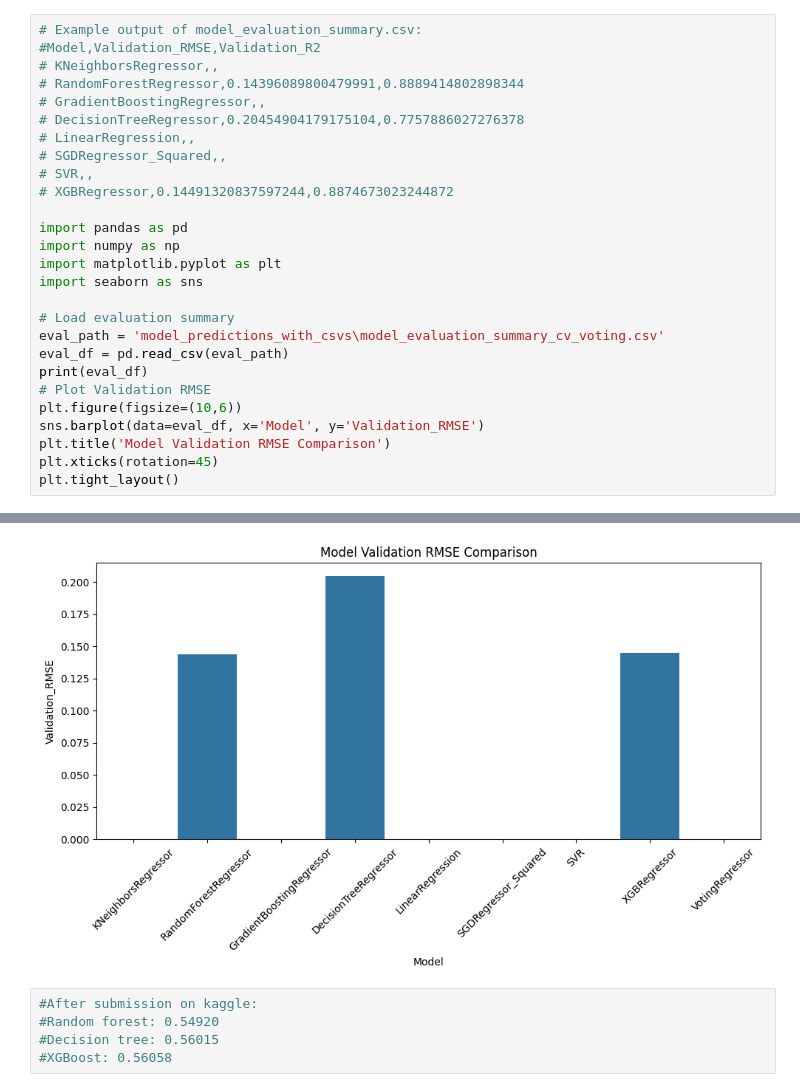
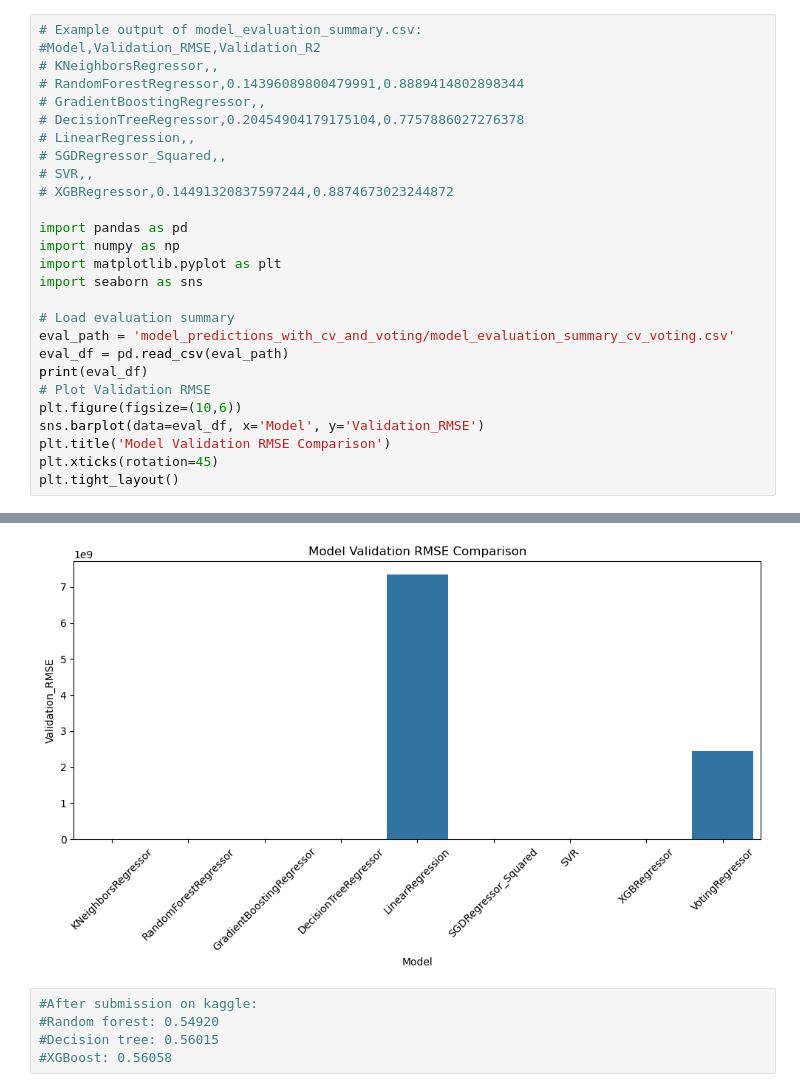
Before and after one commit to TidalWavetop1/Team9_ML_edu, a Jupyter notebook: House Price/src/model/final_train_model.ipynb, the cells around one changed output, grey strips where cells are left out. Drawn from its saved outputs; the diff is of its cells as text.

Commit message:
xong evaluation

```diff
--- a/House Price/src/model/final_train_model.ipynb
+++ b/House Price/src/model/final_train_model.ipynb
@@ -348,7 +345,7 @@ import matplotlib.pyplot as plt
 import seaborn as sns
 
 # Load evaluation summary
-eval_path = 'model_predictions_with_csvs\model_evaluation_summary_cv_voting.csv'
+eval_path = 'model_predictions_with_cv_and_voting/model_evaluation_summary_cv_voting.csv'
 eval_df = pd.read_csv(eval_path)
 print(eval_df)
 # Plot Validation RMSE
@@ -378,4 +375,4 @@ plt.tight_layout()
-[figure, old version]
+[figure, new version]
 # %%
 #After submission on kaggle:
 #Random forest: 0.54920
```
Also changed, not shown: parts of 8 cells of this notebook, 40 other files.
